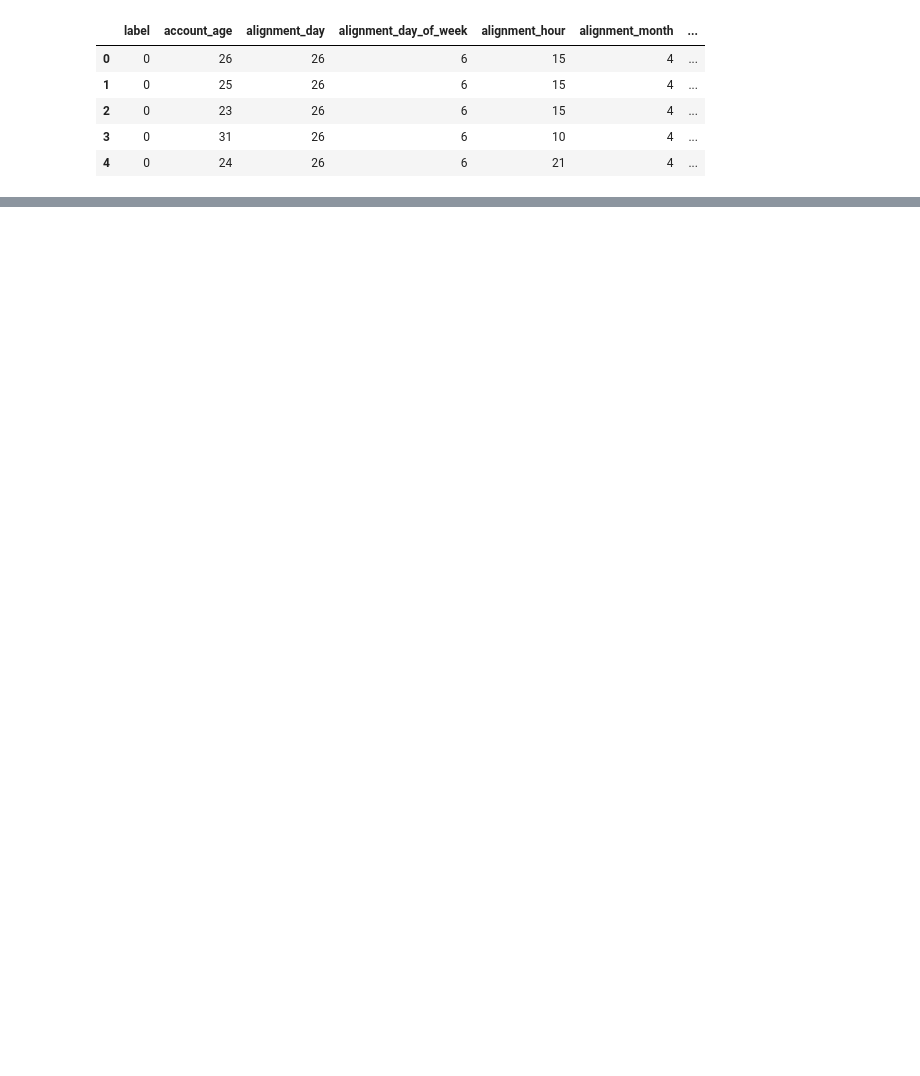
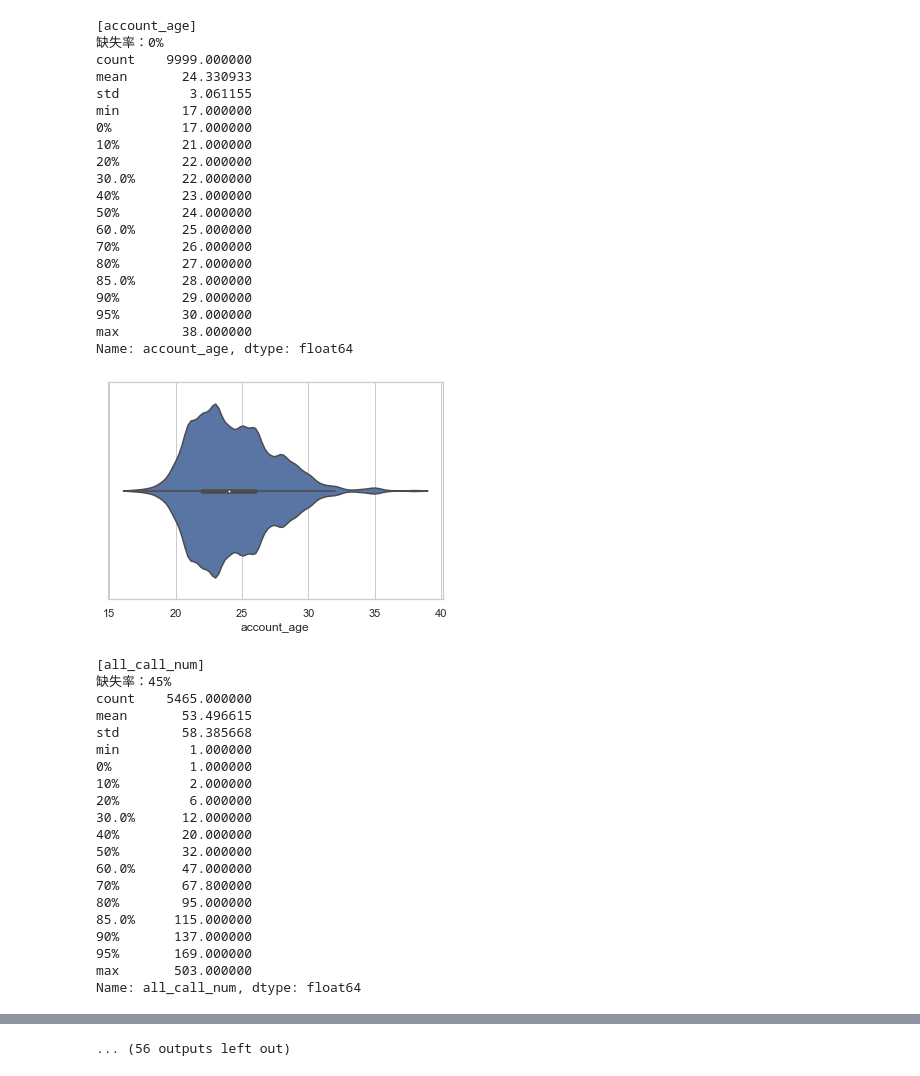
Before and after one commit to arrnos/Test, a Jupyter notebook: util/check_data_distribution.ipynb, the cells around one changed output, grey strips where cells are left out. Saved outputs shown, nothing was run; the diff lists cells and outputs as text; code cells hidden in the pictures; blank space fills up the shorter version.

```diff
--- a/util/check_data_distribution.ipynb
+++ b/util/check_data_distribution.ipynb
@@ -55,9 +34,51 @@ KeyError: 'Only a column name can be used for the key in a dtype mappings argume
-# %%
-df.head()
-# %% [output]
-|  | label | account_age | alignment_day | alignment_day_of_week | alignment_hour | alignment_month | ... |
-| 0 | 0 | 26 | 26 | 6 | 15 | 4 | ... |
-| 1 | 0 | 25 | 26 | 6 | 15 | 4 | ... |
-| 2 | 0 | 23 | 26 | 6 | 15 | 4 | ... |
-| 3 | 0 | 31 | 26 | 6 | 10 | 4 | ... |
-| 4 | 0 | 24 | 26 | 6 | 21 | 4 | ... |
+# %%
+for feature in cont_features:
+    feature_value = df[feature]
+    print("[%s]"%feature)
+    print("缺失率：%.0f%%"%(feature_value.isna().sum()/n*100))
+    percentiles = list(np.arange(8)*0.1)+list(np.arange(8,10,0.5)*0.1)
+    print(feature_value.describe(percentiles=percentiles))
+    sns.violinplot(x=feature_value)
+    plt.show()
+# %% [output]
+[account_age]
+缺失率：0%
+count    9999.000000
+mean       24.330933
+std         3.061155
+min        17.000000
+0%         17.000000
+10%        21.000000
+20%        22.000000
+30.0%      22.000000
+40%        23.000000
+50%        24.000000
+60.0%      25.000000
+70%        26.000000
+80%        27.000000
+85.0%      28.000000
+90%        29.000000
+95%        30.000000
+max        38.000000
+Name: account_age, dtype: float64
+[figure, added]
+[all_call_num]
+缺失率：45%
+count    5465.000000
+mean       53.496615
+std        58.385668
+min         1.000000
+0%          1.000000
+10%         2.000000
+20%         6.000000
+30.0%      12.000000
+40%        20.000000
+50%        32.000000
+60.0%      47.000000
+70%        67.800000
+80%        95.000000
+85.0%     115.000000
+90%       137.000000
+95%       169.000000
+max       503.000000
+Name: all_call_num, dtype: float64
@@ -63,0 +170 @@ df.head()
+... (56 outputs left out)
```
Also changed, not shown: parts of 3 cells of this notebook, 4 other files.
